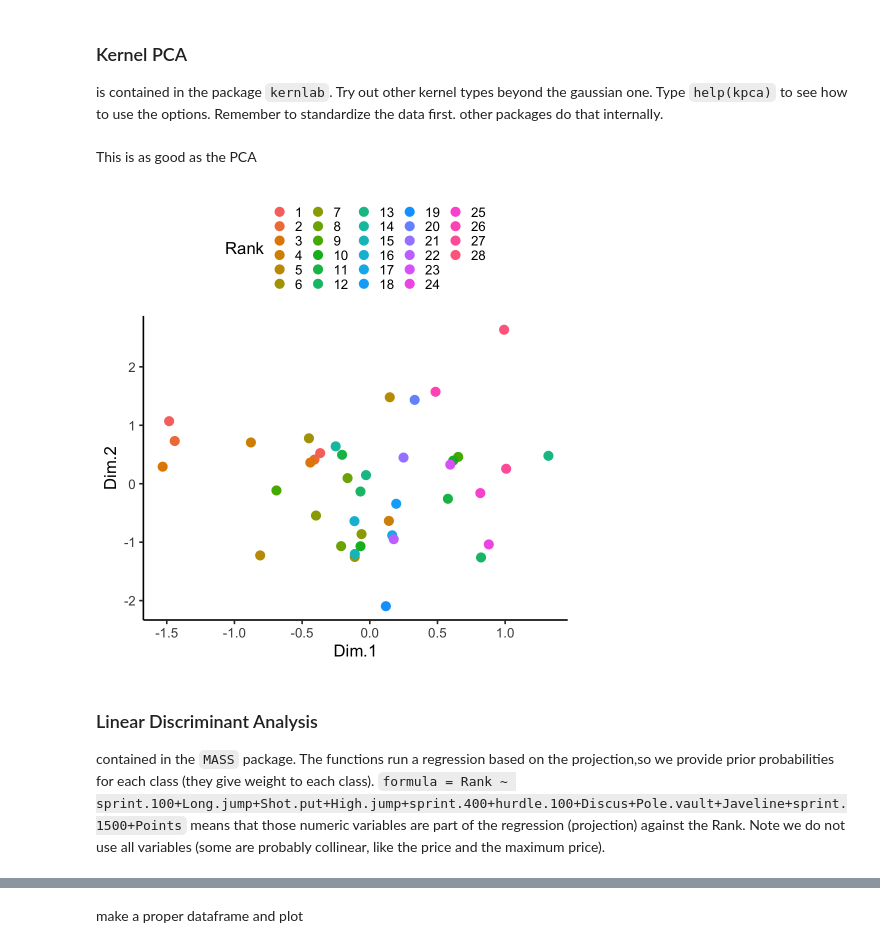
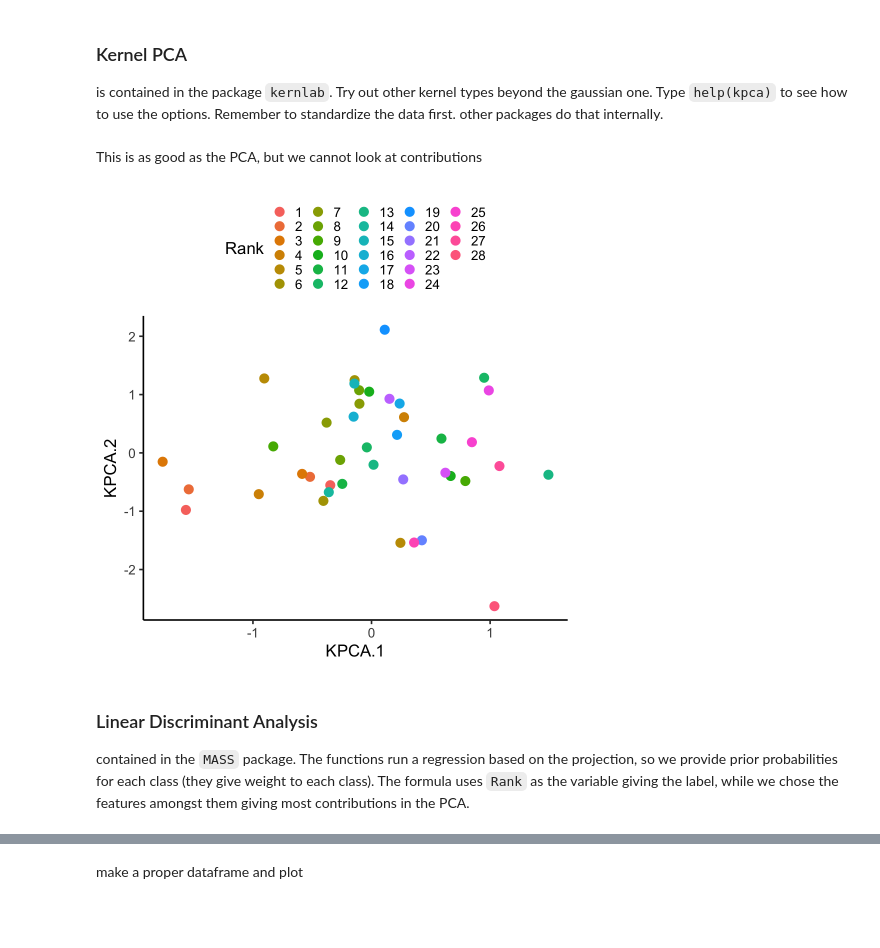
Before and after one commit to SamueleSoraggi/Projection_and_clustering_tutorial, a Jupyter notebook: Webpage/develop/nb/base notebook decathlon.ipynb, the cells around one changed output, grey strips where cells are left out. Cells and saved outputs as stored; diff of their text form; code cells hidden in the pictures; blank space fills up the shorter version.

```diff
--- a/Webpage/develop/nb/base notebook decathlon.ipynb
+++ b/Webpage/develop/nb/base notebook decathlon.ipynb
@@ -124,3 +110,3 @@ for(i in c("Rank","Athlete","Competition"))
     decathlon[,i] <- factor(decathlon[,i])
 # %%
-X <- decathlon[,!colnames(decathlon) %in% c("Rank","Athlete","Competition")]
+variables <- colnames(decathlon)[!colnames(decathlon) %in% c("Points","Rank","Athlete","Competition")]
@@ -129,2 +113,4 @@ labels <- decathlon[c("Rank","Athlete","Competition")]
+# %%
+X <- decathlon[,variables]
 # %% [markdown]
 ## Plot two dimensions
@@ -186,7 +161,7 @@ PCA = FactoMineR::PCA(X, ncp = 2)
 # %%
 Y_PCA = as.data.frame(PCA$ind$coord)
 # %%
-Y_PCA <- cbind(Y_PCA,labels)
+decathlon <- cbind(decathlon,Y_PCA)
 # %% [markdown]
 We can already see some type between Ranks.
 # %%
@@ -221,2 +205,2 @@ Y_kpca = as.data.frame(Y_kpca@pcv)
 # %%
-Y_kpca <- cbind(Y_kpca,labels)
+decathlon <- cbind(decathlon,Y_kpca)
@@ -225,13 +207,13 @@ colnames(Y_kpca)[1:2] <- c("Dim.1","Dim.2")
 # %% [markdown]
-This is as good as the PCA
+This is as good as the PCA, but we cannot look at contributions
 # %%
-ggplot(Y_kpca, aes(x=Dim.1, y=Dim.2, color=Rank)) +
+ggplot(decathlon, aes(x=KPCA.1, y=KPCA.2, color=Rank)) +
   geom_point(size=5) + theme_classic(base_size = 20) +
   theme(legend.position="top")
 # %% [output]
-[figure, old version]
+[figure, new version]
 # %% [markdown]
 ### Linear Discriminant Analysis
 
-contained in the `MASS` package. The functions run a regression based on the projection,so we provide prior probabilities for each class (they give weight to each class). `formula = Rank ~ sprint.100+Long.jump+Shot.put+High.jump+sprint.400+hurdle.100+Discus+Pole.vault+Javeline+sprint.1500+Points` means that those numeric variables are part of the regression (projection) against the Rank. Note we do not use all variables (some are probably collinear, like the price and the maximum price).
+contained in the `MASS` package. The functions run a regression based on the projection, so we provide prior probabilities for each class (they give weight to each class). The formula uses `Rank` as the variable giving the label, while we chose the features amongst them giving most contributions in the PCA.
 # %%
```
Also changed, not shown: parts of 117 cells of this notebook, 6 other files.
